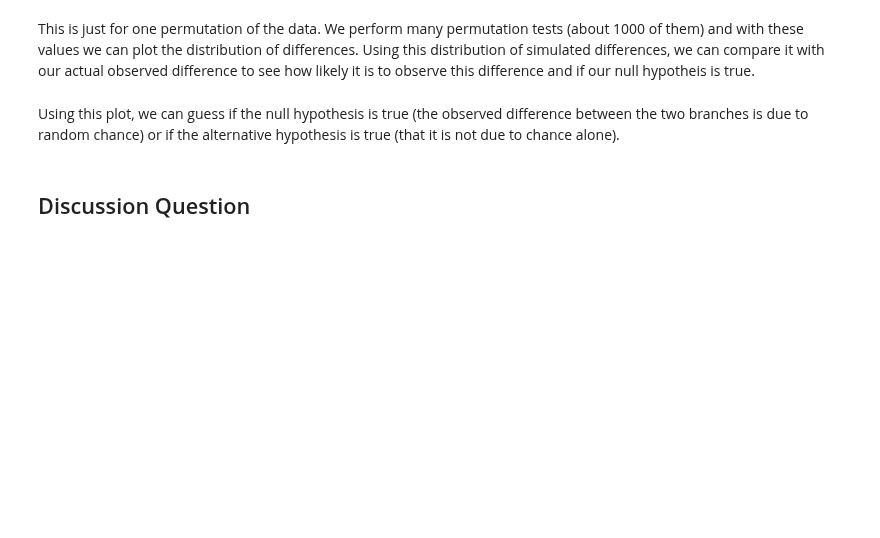
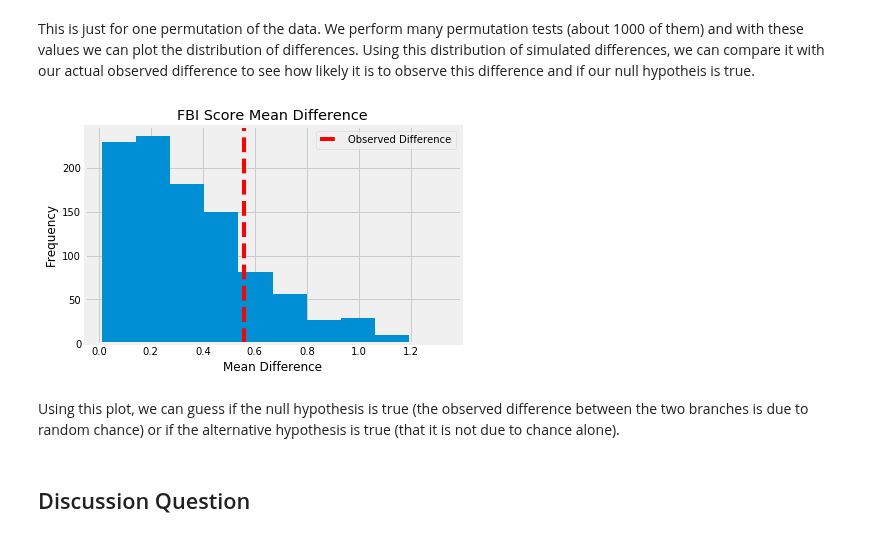
Before and after one commit to ds-modules/Bio-1B, a Jupyter notebook: Strawberry Creek/Bioindicators Notebook.ipynb, the cells around one changed output. Cells and saved outputs as stored; diff of their text form; code cells hidden in the pictures; blank space fills up the shorter version.

```diff
--- a/Strawberry Creek/Bioindicators Notebook.ipynb
+++ b/Strawberry Creek/Bioindicators Notebook.ipynb
@@ -207,9 +263,13 @@ for i in range(n_repeats):
     permutation_differences = np.append(permutation_differences, new_difference)
 # %%
 plt.hist(permutation_differences)
-plt.axvline(observed_difference[0], color='red', label='Observed Difference')
-plt.xlabel('FBI Score Mean Difference')
+plt.axvline(observed_difference[0], color='red', linestyle='--', label='Observed Difference')
+plt.xlabel('Mean Difference')
+plt.ylabel('Frequency')
+plt.title('FBI Score Mean Difference')
 plt.legend();
+# %% [output]
+[figure, added]
 # %% [markdown]
 Using this plot, we can guess if the null hypothesis is true (the observed difference between the two branches is due to random chance) or if the alternative hypothesis is true (that it is not due to chance alone).
 # %% [markdown]
```
Also changed, not shown: parts of 18 cells of this notebook, 1 other file.
